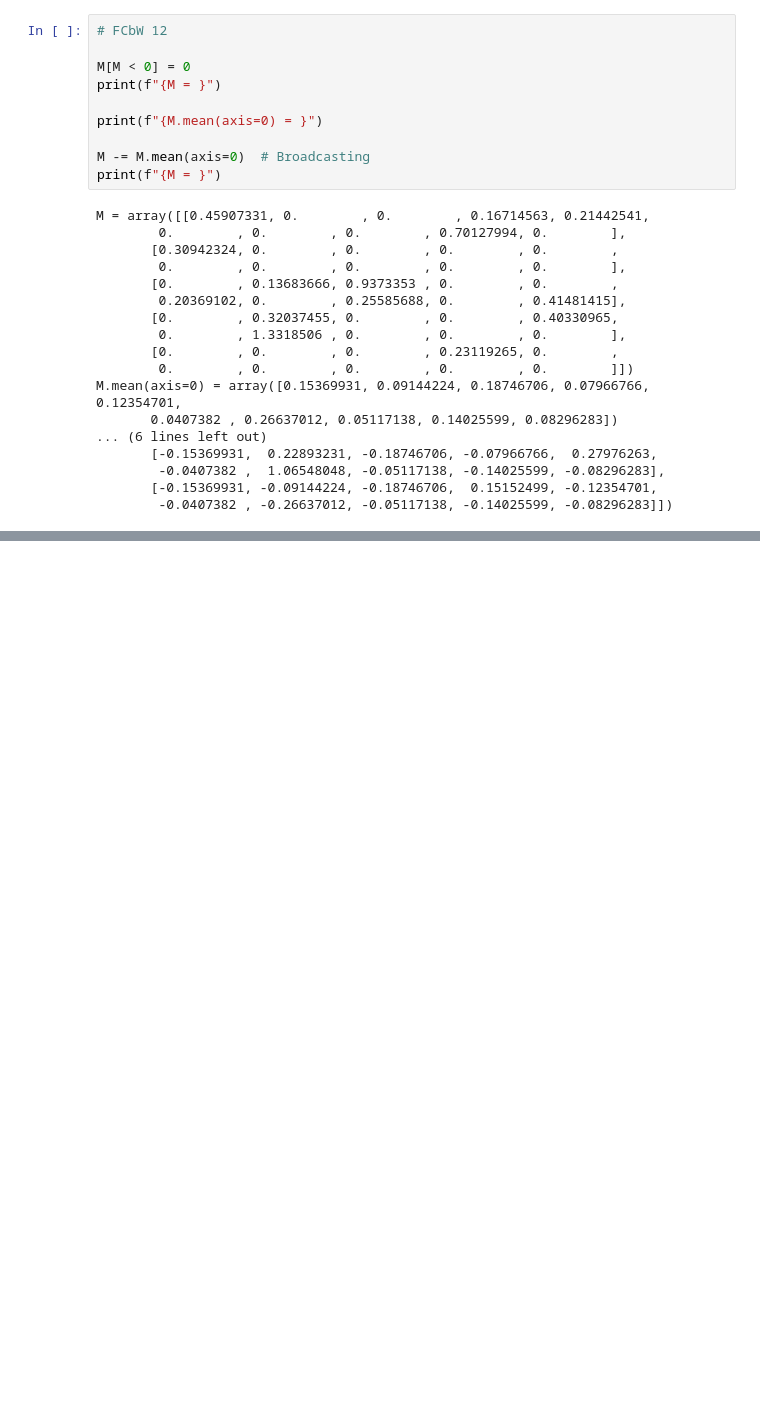
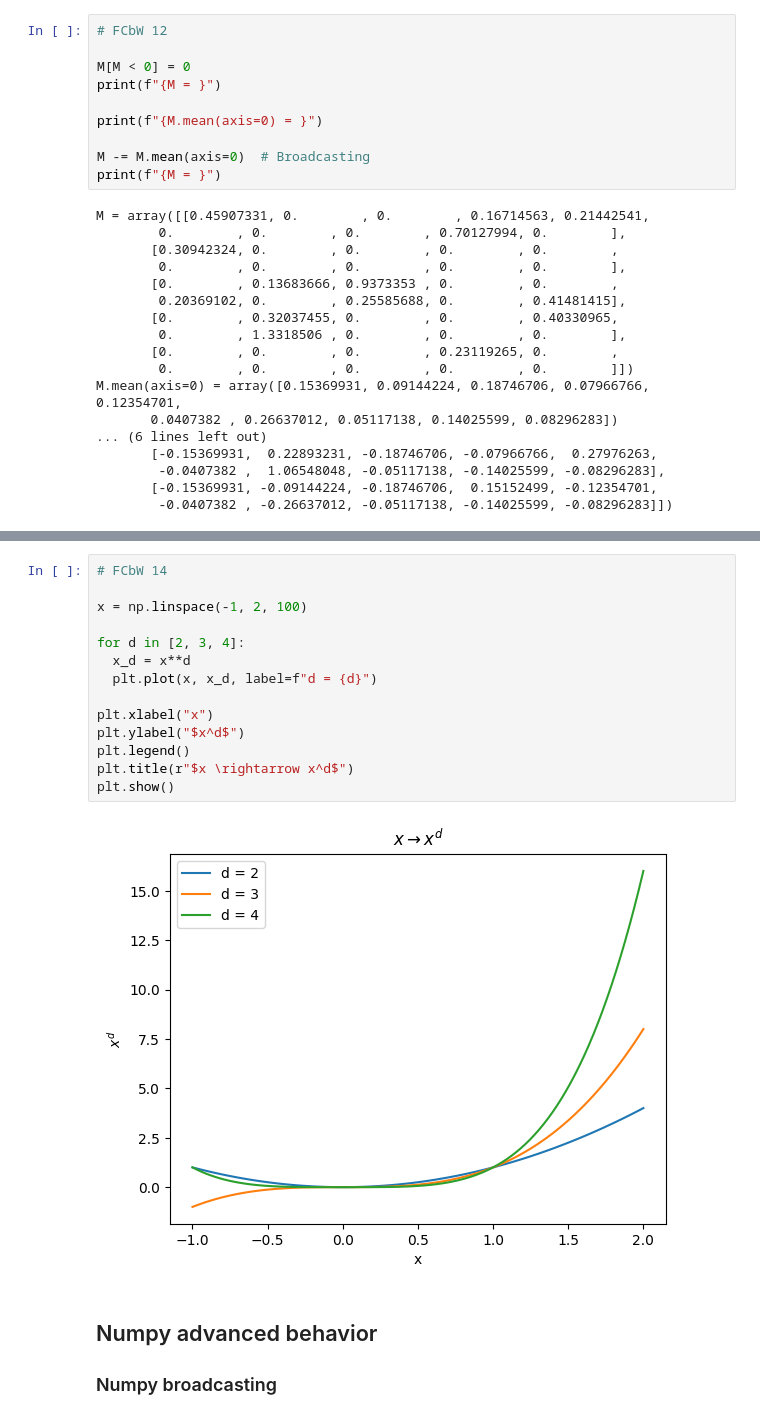
Before and after one commit to RaynorEtienn/Python4DataScience, a Jupyter notebook: romain_ETIENNE_benedikt_WATZINGER.ipynb, the cells around one changed output, grey strips where cells are left out. Drawn from its saved outputs; the diff is of its cells as text; blank space fills up the shorter version.

```diff
--- a/romain_ETIENNE_benedikt_WATZINGER.ipynb
+++ b/romain_ETIENNE_benedikt_WATZINGER.ipynb
@@ -259,0 +301,20 @@ M.mean(axis=0) = array([0.15369931, 0.09144224, 0.18746706, 0.07966766, 0.123547
+# %%
+# FCbW 14
+
+x = np.linspace(-1, 2, 100)
+
+for d in [2, 3, 4]:
+  x_d = x**d
+  plt.plot(x, x_d, label=f"d = {d}")
+
+plt.xlabel("x")
+plt.ylabel("$x^d$")
+plt.legend()
+plt.title(r"$x \rightarrow x^d$")
+plt.show()
+# %% [output]
+[figure, added]
+# %% [markdown]
+## Numpy advanced behavior
+
+### Numpy broadcasting
```
Also changed, not shown: parts of 3 cells of this notebook.
